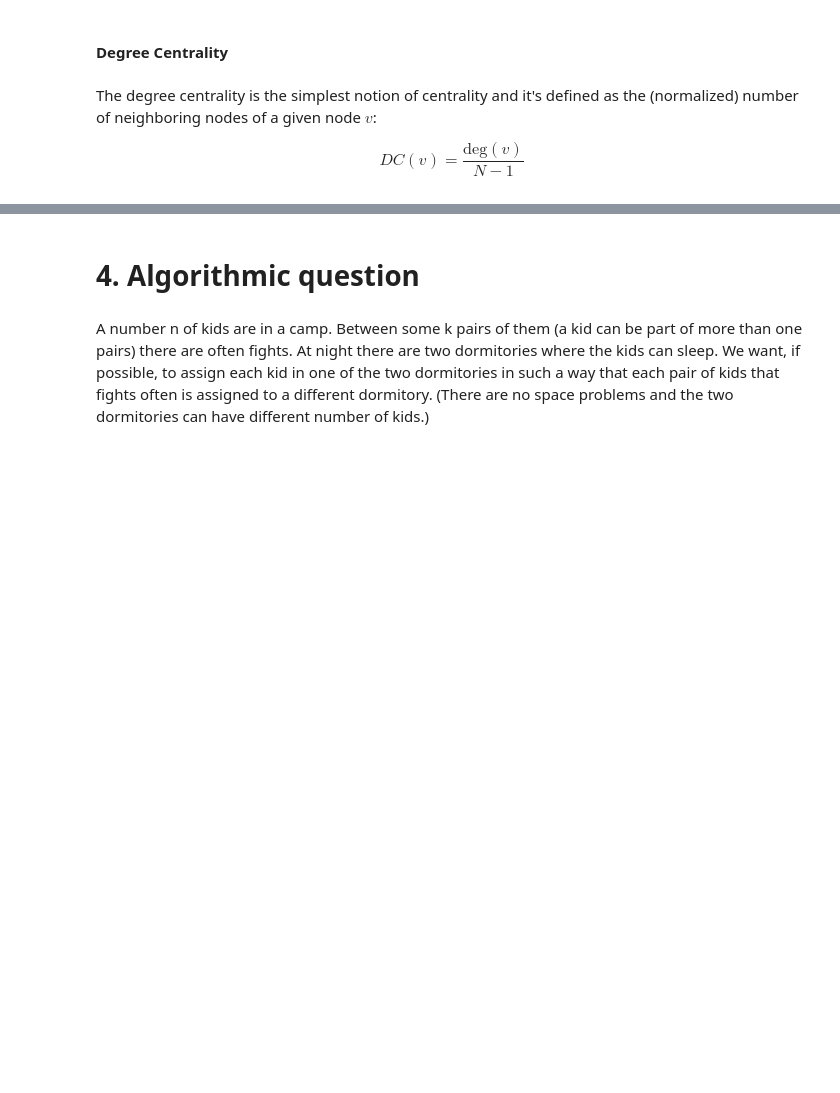
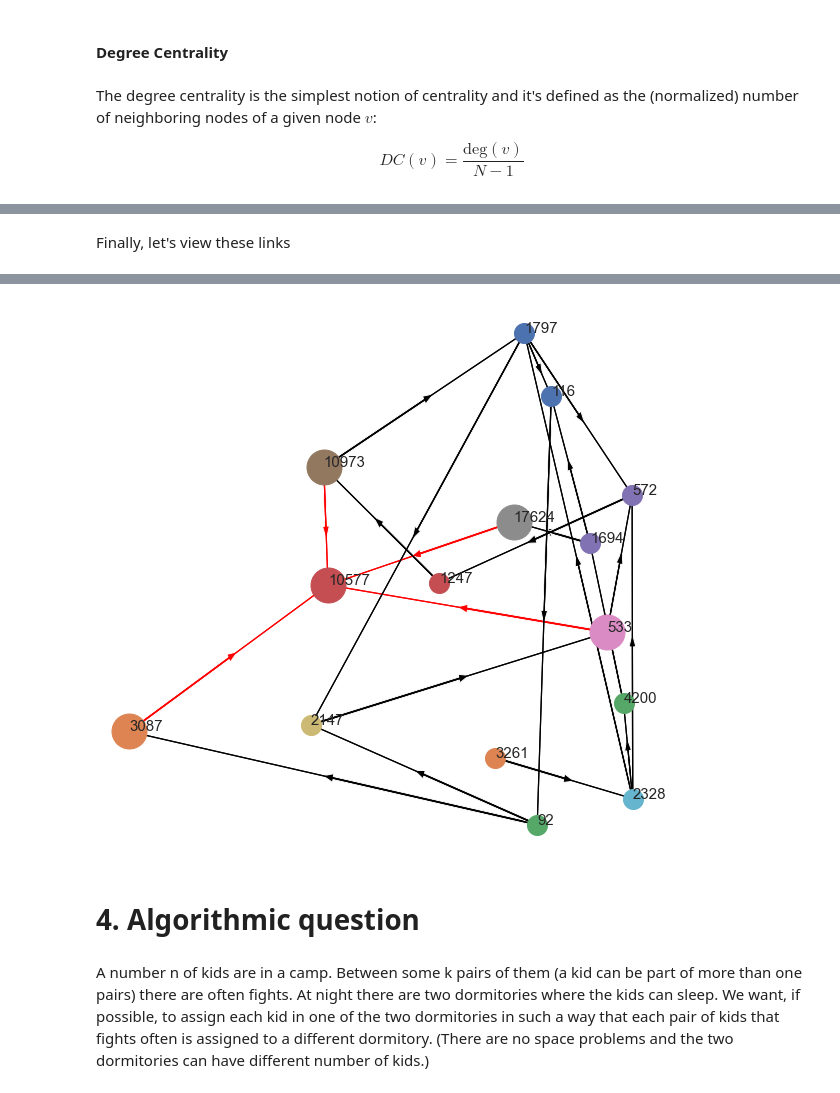
Before and after one commit to gmontill/ADM-HW5, a Jupyter notebook: main.ipynb, the cells around one changed output, grey strips where cells are left out. Drawn from its saved outputs; the diff is of its cells as text; code cells hidden in the pictures; blank space fills up the shorter version.

```diff
--- a/main.ipynb
+++ b/main.ipynb
@@ -361,0 +286,5 @@ num_of_shortest_paths(G, "1", "404")
+# %%
+out, removed, paths = func_selector(G, 4)
+
+tot_w = sum([G[u][v]["weight"] for u, v in removed])
+print(f"and the total weight of these links is {tot_w}")
@@ -361,0 +304,9 @@ num_of_shortest_paths(G, "1", "404")
+# %% [markdown]
+Finally, let's view these links
+# %%
+graph.plot_subgraph(G, nodes=list(set([node for path in paths for node in path ])),
+                    highlight_edges=removed,
+                    highlight_color='red',
+                    figsize=(10,10))
+plt.show()
+# %% [output]
@@ -362,3 +314,4 @@ num_of_shortest_paths(G, "1", "404")
+[figure, added]
 # %% [markdown]
 # 4. Algorithmic question
 # %% [markdown]
```
Also changed, not shown: parts of 44 cells of this notebook, 3 other files.
